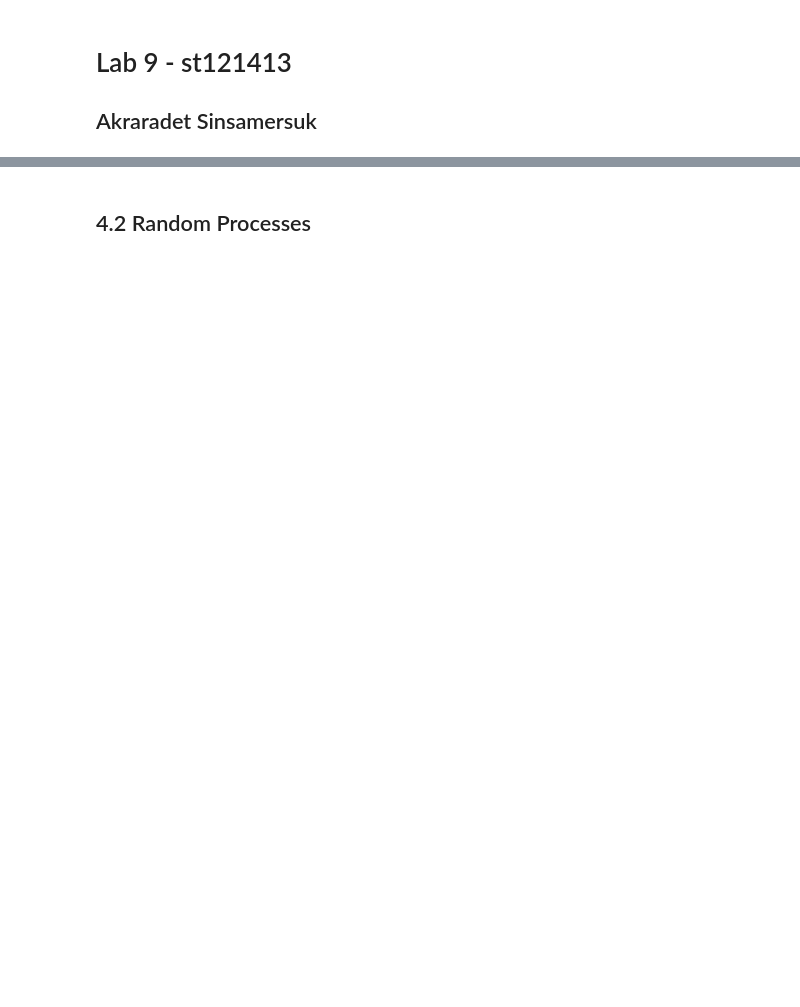
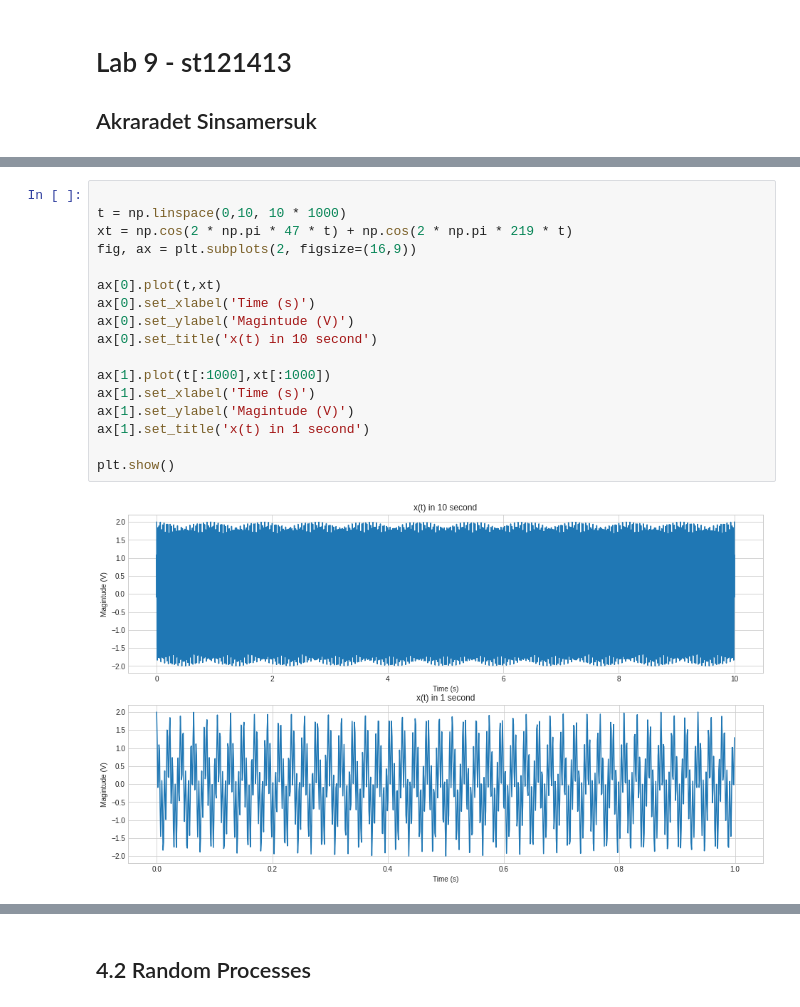
Before and after one commit to akraradets/2020AugSignalProcessing, a Jupyter notebook: lab/lab-9/lab-9.ipynb, the cells around one changed output, grey strips where cells are left out. Drawn from its saved outputs; the diff is of its cells as text; blank space fills up the shorter version.

```diff
--- a/lab/lab-9/lab-9.ipynb
+++ b/lab/lab-9/lab-9.ipynb
@@ -35,0 +47,19 @@ def calFFT(signal, window = 2048 , shift = False , inDB = False, half = True, no
+# %%
+
+t = np.linspace(0,10, 10 * 1000)
+xt = np.cos(2 * np.pi * 47 * t) + np.cos(2 * np.pi * 219 * t)
+fig, ax = plt.subplots(2, figsize=(16,9))
+
+ax[0].plot(t,xt)
+ax[0].set_xlabel('Time (s)')
+ax[0].set_ylabel('Magintude (V)')
+ax[0].set_title('x(t) in 10 second')
+
+ax[1].plot(t[:1000],xt[:1000])
+ax[1].set_xlabel('Time (s)')
+ax[1].set_ylabel('Magintude (V)')
+ax[1].set_title('x(t) in 1 second')
+
+plt.show()
+# %% [output]
+[figure, added]
```
Also changed, not shown: parts of 10 cells of this notebook.
